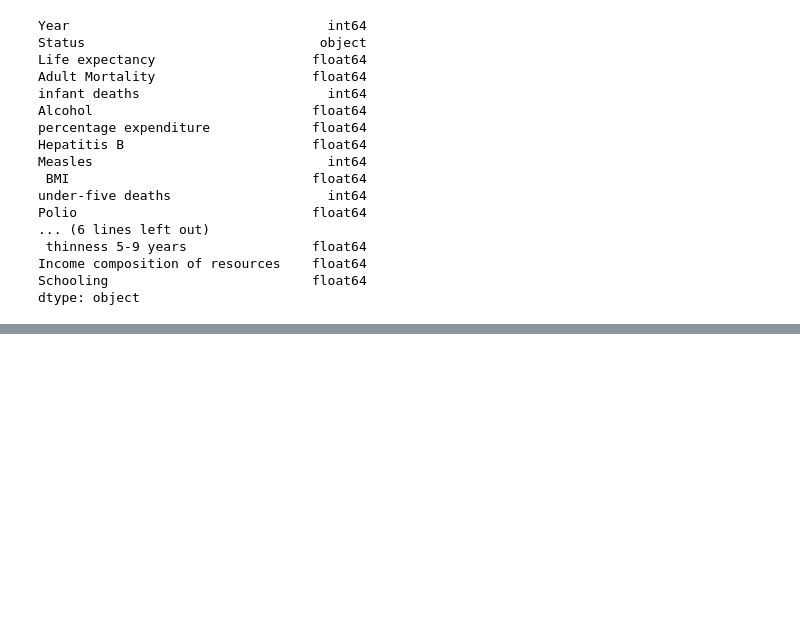
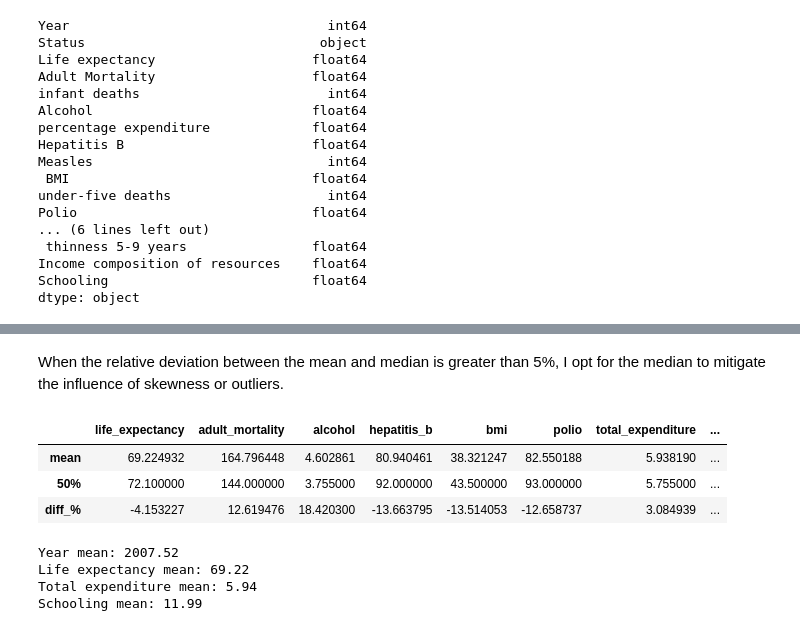
Before and after one commit to RobertRamos93/ml_scikit_regression, a Jupyter notebook: ml_scikit_regression.ipynb, the cells around one changed output, grey strips where cells are left out. Drawn from its saved outputs; the diff is of its cells as text; code cells hidden in the pictures; blank space fills up the shorter version.

```diff
--- a/ml_scikit_regression.ipynb
+++ b/ml_scikit_regression.ipynb
@@ -82,5 +124,5 @@ dtype: object
 # %%
-# Remove blank spaces from column names
-df.columns = df.columns.str.strip()
+# normalize names (blank spaces, capital letters, etc.)
+df.columns = df.columns.str.strip().str.replace("  ", " ").str.replace(" ", "_").str.replace("-", "_").str.lower()
 df.columns
 # %% [output]
@@ -92,0 +158,53 @@ Index(['Year', 'Status', 'Life expectancy', 'Adult Mortality', 'infant deaths',
+# %%
+# Columns with null values
+columns_with_null_values = [
+    "life_expectancy",
+    "adult_mortality",
+    "alcohol",
+    "hepatitis_b",
+    "bmi",
+    "polio",
+    "total_expenditure",
+    "diphtheria",
+    "gdp",
+    "population",
+    "thinness_1_19_years",
+    "thinness_5_9_years",
+    "income_composition_of_resources",
+    "schooling"
+]
+# %% [markdown]
+When the relative deviation between the mean and median is greater than 5%, I opt for the median to mitigate the influence of skewness or outliers.
+# %%
+# Comparison between mean and median values to fill nulls
+df_null = df[columns_with_null_values]
+diff = df_null.describe()
+diff.loc["diff_%"] = ((diff.loc["mean"] - diff.loc["50%"]) / diff.loc["mean"]) * 100
+diff.loc[["mean", "50%", "diff_%"]]
+# %% [output]
+|  | life_expectancy | adult_mortality | alcohol | hepatitis_b | bmi | polio | total_expenditure | ... |
+| mean | 69.224932 | 164.796448 | 4.602861 | 80.940461 | 38.321247 | 82.550188 | 5.938190 | ... |
+| 50% | 72.100000 | 144.000000 | 3.755000 | 92.000000 | 43.500000 | 93.000000 | 5.755000 | ... |
+| diff_% | -4.153227 | 12.619476 | 18.420300 | -13.663795 | -13.514053 | -12.658737 | 3.084939 | ... |
+# %%
+# Columns using mean value
+fill_null_mean = [
+    "year",
+    "life_expectancy",
+    "total_expenditure",
+    "schooling"]
+
+year_mean = df["year"].mean().round(2)
+life_expectancy_mean = df["life_expectancy"].mean().round(2)
+total_expenditure_mean = df["total_expenditure"].mean().round(2)
+schooling_mean = df["schooling"].mean().round(2)
+
+print(f"Year mean: {year_mean}")
+print(f"Life expectancy mean: {life_expectancy_mean}")
+print(f"Total expenditure mean: {total_expenditure_mean}")
+print(f"Schooling mean: {schooling_mean}")
+# %% [output]
+Year mean: 2007.52
+Life expectancy mean: 69.22
+Total expenditure mean: 5.94
+Schooling mean: 11.99
```
Also changed, not shown: parts of 24 cells of this notebook, 2 other files.
